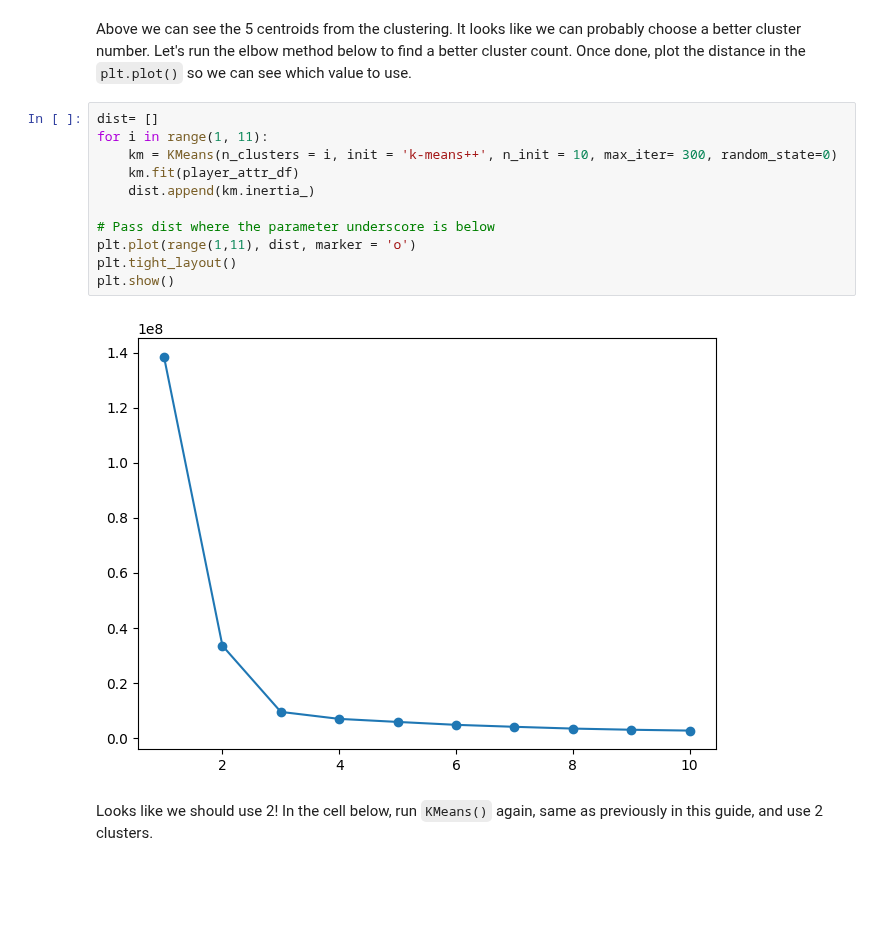
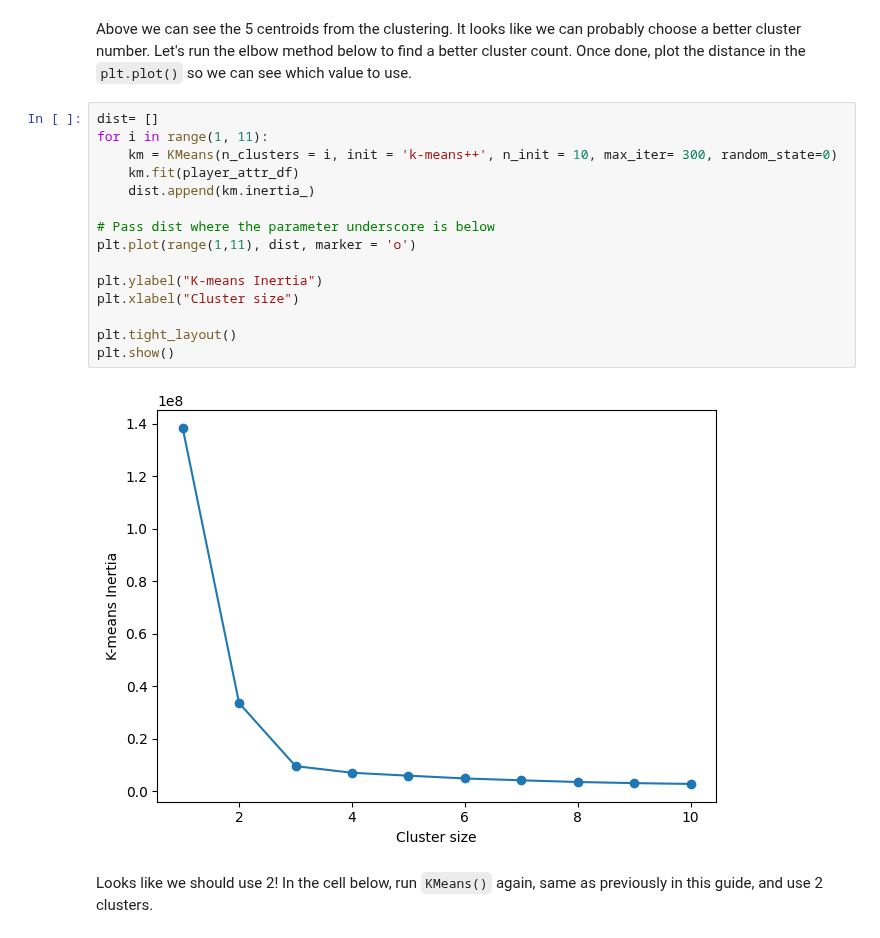
Before and after one commit to omanar1/usable_ai, a Jupyter notebook: Homework/HW8_assignment_m08_clustering.ipynb, the cells around one changed output. Saved outputs shown, nothing was run; the diff lists cells and outputs as text; blank space fills up the shorter version.

```diff
--- a/Homework/HW8_assignment_m08_clustering.ipynb
+++ b/Homework/HW8_assignment_m08_clustering.ipynb
@@ -155,16 +160,20 @@ Above we can see the 5 centroids from the clustering. It looks like we can proba
 # %%
 dist= []
 for i in range(1, 11):
     km = KMeans(n_clusters = i, init = 'k-means++', n_init = 10, max_iter= 300, random_state=0)
     km.fit(player_attr_df)
     dist.append(km.inertia_)
 
 # Pass dist where the parameter underscore is below
 plt.plot(range(1,11), dist, marker = 'o')
+
+plt.ylabel("K-means Inertia")
+plt.xlabel("Cluster size")
+
 plt.tight_layout()
 plt.show()
 # %% [output]
-[figure, old version]
+[figure, new version]
 # %% [markdown]
 Looks like we should use 2! In the cell below, run `KMeans()` again, same as previously in this guide, and use 2 clusters.
 # %%
```
Also changed, not shown: parts of 3 cells of this notebook.
